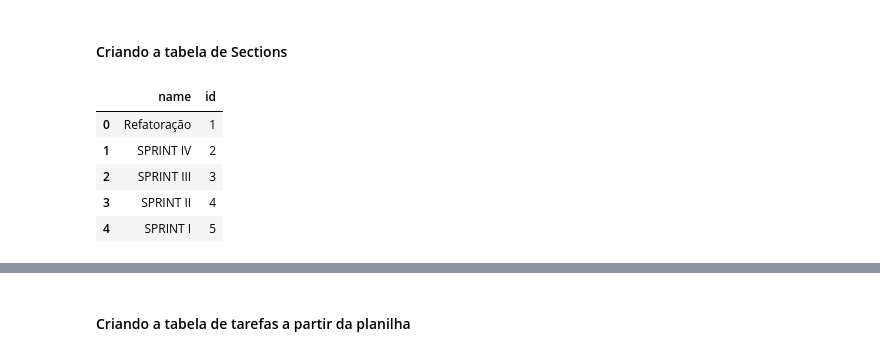
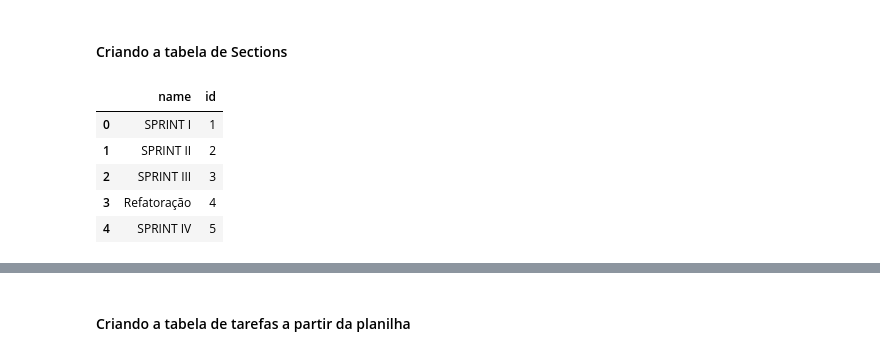
Before and after one commit to sptech-eventify/database-files, a Jupyter notebook: notebooks/migration.ipynb, the cells around one changed output, grey strips where cells are left out. Drawn from its saved outputs; the diff is of its cells as text; code cells hidden in the pictures.

```diff
--- a/notebooks/migration.ipynb
+++ b/notebooks/migration.ipynb
@@ -202,16 +234,13 @@ df_boards.head()
 # %% [markdown]
 #### Criando a tabela de Sections
-# %%
-df_sections = pd.DataFrame(columns=['id', 'name'])
-df_sections = df_planilha[['section']].drop_duplicates().reset_index(drop=True)
-df_sections = df_sections.assign(id=range(1, len(df_sections) + 1))
-df_sections = df_sections.rename(columns={"section": "name"})
-df_sections = df_sections[df_sections["name"] != ""]
-df_sections.head()
-# %% [output]
-|  | name | id |
-| 0 | Refatoração | 1 |
-| 1 | SPRINT IV | 2 |
-| 2 | SPRINT III | 3 |
-| 3 | SPRINT II | 4 |
-| 4 | SPRINT I | 5 |
+# %%
+data = ["SPRINT I", 1], ["SPRINT II", 2], ["SPRINT III", 3], ["Refatoração", 4], ["SPRINT IV", 5]
+df_sections_ordenados = pd.DataFrame(data, columns=['name', 'id'])
+df_sections_ordenados.head()
+# %% [output]
+|  | name | id |
+| 0 | SPRINT I | 1 |
+| 1 | SPRINT II | 2 |
+| 2 | SPRINT III | 3 |
+| 3 | Refatoração | 4 |
+| 4 | SPRINT IV | 5 |
```
Also changed, not shown: parts of 15 cells of this notebook.
